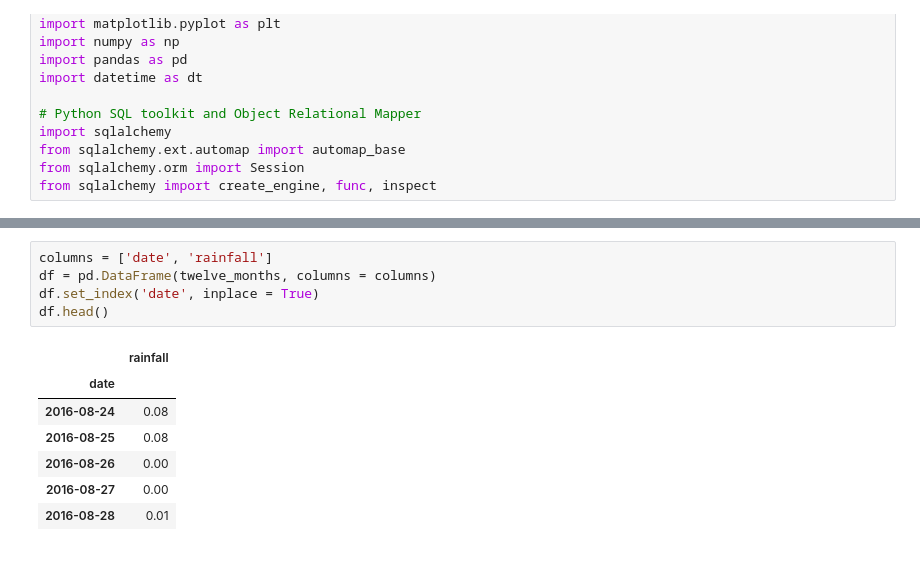
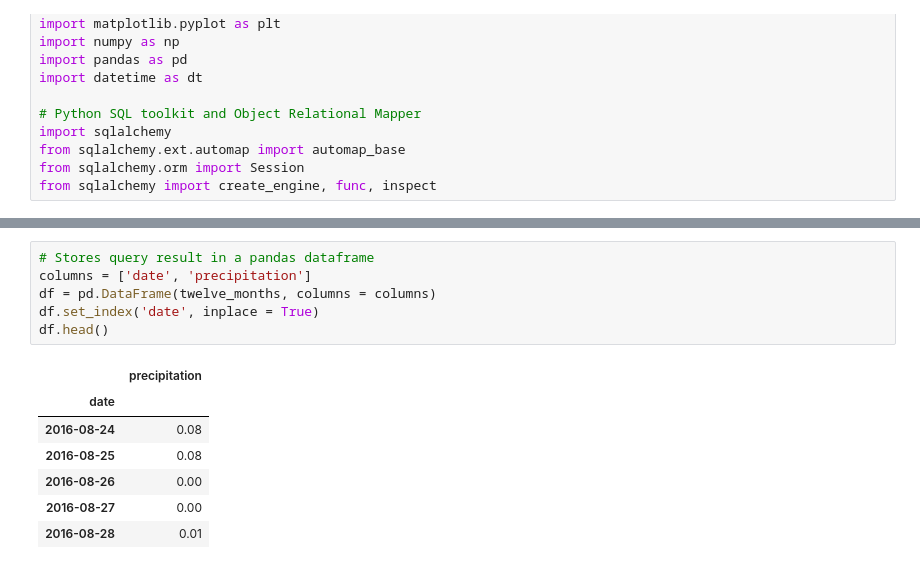
Before and after one commit to alecslaney/sqlalchemy-challenge, a Jupyter notebook: exploration.ipynb, the cells around one changed output, grey strips where cells are left out. Drawn from its saved outputs; the diff is of its cells as text.

```diff
--- a/exploration.ipynb
+++ b/exploration.ipynb
@@ -88,10 +76,11 @@ twelve_months
 # %%
-columns = ['date', 'rainfall']
+# Stores query result in a pandas dataframe
+columns = ['date', 'precipitation']
 df = pd.DataFrame(twelve_months, columns = columns)
 df.set_index('date', inplace = True)
 df.head()
 # %% [output]
-|  | rainfall |
+|  | precipitation |
 | date |  |
 | 2016-08-24 | 0.08 |
 | 2016-08-25 | 0.08 |
```
Also changed, not shown: parts of 17 cells of this notebook, 1 other file.
